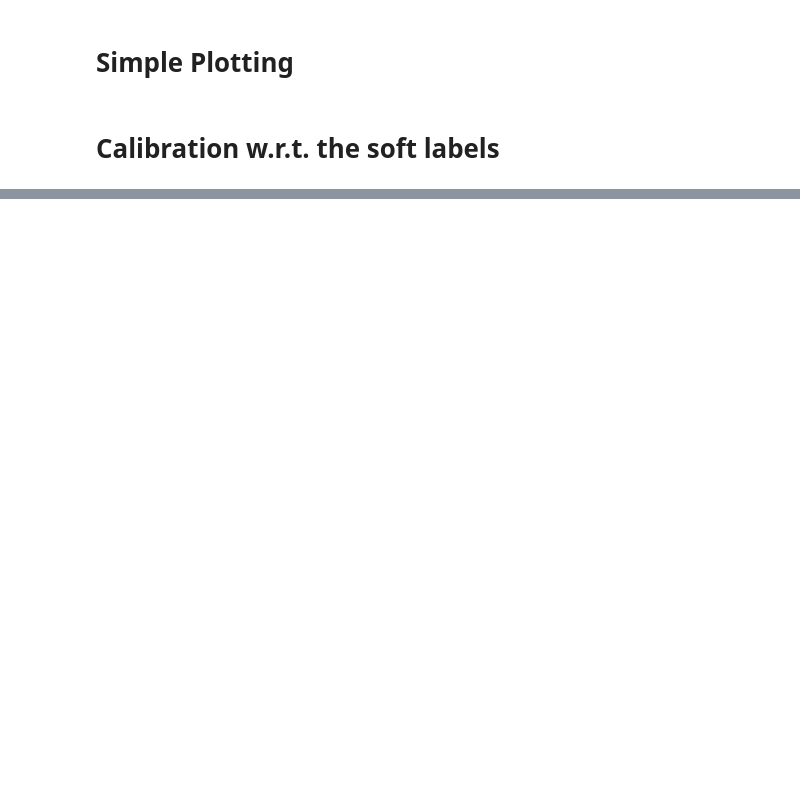
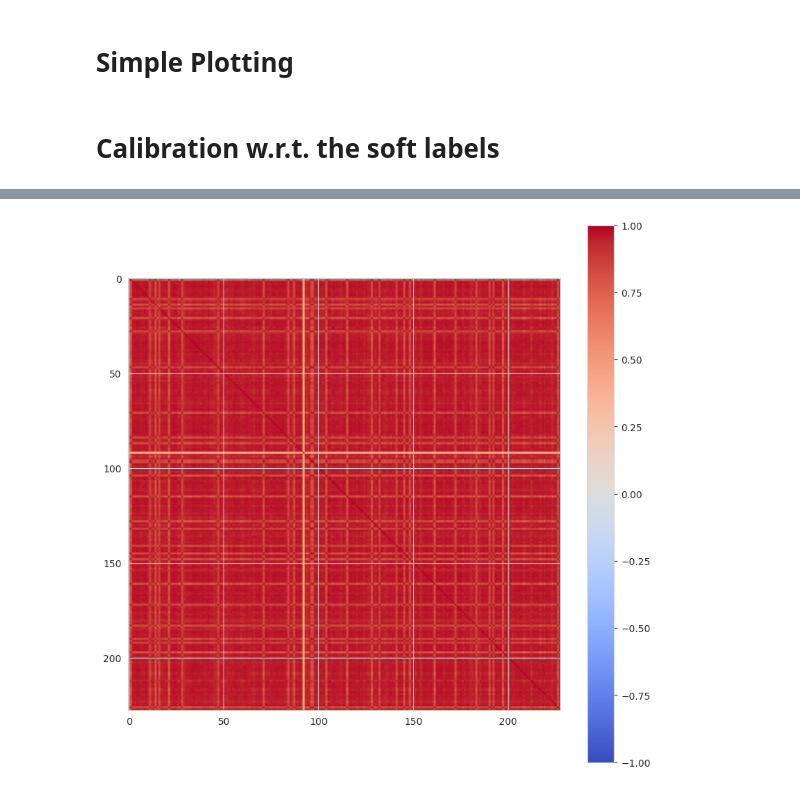
Before and after one commit to EleutherAI/weak-to-strong, a Jupyter notebook: notebooks/Plotting.ipynb, the cells around one changed output, grey strips where cells are left out. Saved outputs shown, nothing was run; the diff lists cells and outputs as text; code cells hidden in the pictures; blank space fills up the shorter version.

```diff
--- a/notebooks/Plotting.ipynb
+++ b/notebooks/Plotting.ipynb
@@ -155,0 +242,5 @@ fig.show()
+# %%
+# create two clusters
+from sklearn.cluster import KMeans
+kmeans = KMeans(n_clusters=2, random_state=0).fit(proj_grads_normalized.cpu().numpy())
+c1, c2 = proj_grads_normalized[kmeans.labels_ == 0], proj_grads_normalized[kmeans.labels_ == 1]
@@ -155,0 +249,9 @@ fig.show()
+# %%
+c = c2
+similarity = c1 @ c1.T
+plt.figure(figsize=(10, 10))
+plt.imshow(similarity.cpu().numpy(), vmin=-1, vmax=1, cmap='coolwarm')
+plt.colorbar()
+plt.show()
+# %% [output]
+[figure, added]
```
Also changed, not shown: parts of 12 cells of this notebook, 3 other files.
